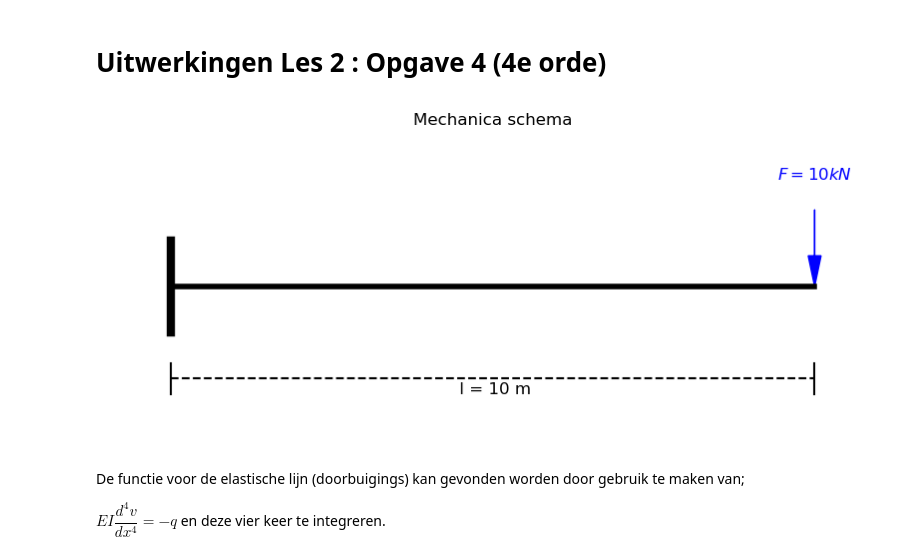
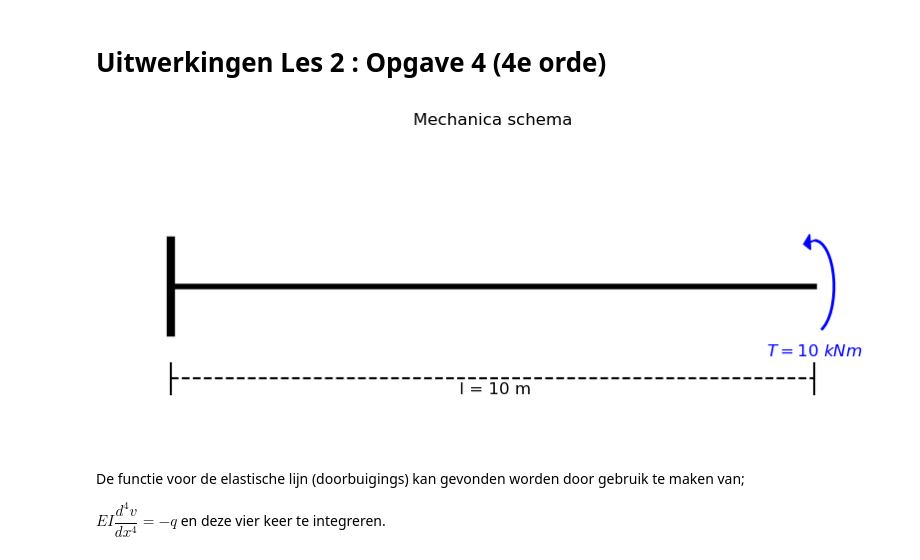
Before and after one commit to HHS-boeken/Mechanica, a Jupyter notebook: book/H1/Opgave_les2_8.ipynb, the cells around one changed output. Drawn from its saved outputs; the diff is of its cells as text; code cells hidden in the pictures.

```diff
--- a/book/H1/Opgave_les2_8.ipynb
+++ b/book/H1/Opgave_les2_8.ipynb
@@ -21,19 +21,18 @@ fig, ax = plt.subplots(figsize=(10, 4))
 # Tekenen van de balk
 ax.plot([0, balk_lengte], [0, 0], 'k', lw=4, label="Balk")
 
+# Inklemmen links (weergegeven met een dikke zwarte verticale lijn)
+ax.plot([ondersteuning_links, ondersteuning_links], [-0.3, 0.3], 'k', lw=6)
+
 # Tekenen van de ondersteuningen als gevulde groene driehoeken
 #ax.scatter(ondersteuning_links, -0.1, marker='^', s=300, color='green', label="Rolscharnier")
-#ax.plot([-0.2, 0.2], [-0.25, -0.25], color='green')  # Meetlijn
 #ax.scatter(ondersteuning_rechts, -0.1, marker='^', s=300, color='green', label="Scharnier")
-
-# Inklemmen links (weergegeven met een dikke zwarte verticale lijn)
-ax.plot([ondersteuning_links, ondersteuning_links], [-0.3, 0.3], 'k', lw=6)
 
 # Tekenen van de verdeelde belasting met blauwe pijlen en label
 #x_vals = np.linspace(0, balk_lengte, 9)
 #for x in x_vals:
-ax.arrow(10, 0.5, 0, -0.3, head_width=0.2, head_length=0.2, fc='blue', ec='blue')
-ax.text(balk_lengte / 1, 0.7, r"$F = 10 kN$", fontsize=12, color='blue', ha='center')
+#ax.arrow(10, 0.5, 0, -0.3, head_width=0.2, head_length=0.2, fc='blue', ec='blue')
+#ax.text(balk_lengte / 1, 0.7, r"$F = 10 kN$", fontsize=12, color='blue', ha='center')
 #ax.plot([0, balk_lengte], [0.5, 0.5], color='blue')  # Meetlijn
 
 # Tekenen van het koppel met cirkelpijlen en blauwe label
@@ -58,42 +57,43 @@ ax.set_xlim(-1, balk_lengte + 1)
 ax.set_ylim(-1, 1)
 ax.set_xticks(np.arange(0, balk_lengte + 1, 1))
 #ax.set_yticks([])
 ax.set_xlabel(r"$x$", color="red", fontsize=14)
 ax.set_ylabel(r"$z$", color="red", fontsize=14, rotation=0, labelpad=15)
 ax.set_title("Mechanica schema")
 
 # Koppelinstellingen
-koppel_locatie = 6  # Positie van het koppel in meters
+koppel_locatie = 10  # Positie van het koppel in meters
 koppel_radius = 0.6  # Straal van de boog
 
 
 # Bereken de positie van de pijlpunt op de boog
 hoek_pijl = 90  # Pijlpunt bij 270 graden (onderkant boog)
-pijl_x = 6.15 #koppel_locatie + (koppel_radius / 2) * np.cos(np.radians(hoek_pijl))
-pijl_y = -0.25 #0.3 + (koppel_radius / 2) * np.sin(np.radians(hoek_pijl))
+pijl_x = 10. #koppel_locatie + (koppel_radius / 2) * np.cos(np.radians(hoek_pijl))
+pijl_y = 0.3 #0.3 + (koppel_radius / 2) * np.sin(np.radians(hoek_pijl))
 
 # Pijlpunt toevoegen aan de boog
 #ax.add_patch(arc)
-#ax.arrow(pijl_x, pijl_y, -0.02, -0.01, head_width=0.1, head_length=0.1, fc='blue', ec='blue')
+ax.arrow(pijl_x, pijl_y, -0.07, -0.01, head_width=0.1, head_length=0.1, fc='blue', ec='blue')
 
 # Label voor het koppel
-#ax.text(koppel_locatie, -.45, r"$M = 160\ kNm$", fontsize=12, color='blue', ha='center')
+ax.text(koppel_locatie, -.45, r"$T = 10\ kNm$", fontsize=12, color='blue', ha='center')
+
+# Creëer de boog voor het koppel
+arc = patches.Arc((koppel_locatie,-0), koppel_radius, koppel_radius, angle=270, theta1=20, theta2=180, color='blue', lw=2)
+ax.add_patch(arc)
 
 # Legenda
 #ax.legend()
 
 # Assen uitschakelen
 ax.axis('off')
 #ax.grid()
 
-# Creëer de boog voor het koppel
-#arc = patches.Arc((koppel_locatie,-0), koppel_radius, koppel_radius, angle=270, theta1=20, theta2=180, color='blue', lw=2)
-#ax.add_patch(arc)
 
 # Plot weergeven
 plt.show()
 # %% [output]
-[figure, old version]
+[figure, new version]
 # %% [markdown]
 De functie voor de elastische lijn (doorbuigings) kan gevonden worden door gebruik te maken van;
 
```
